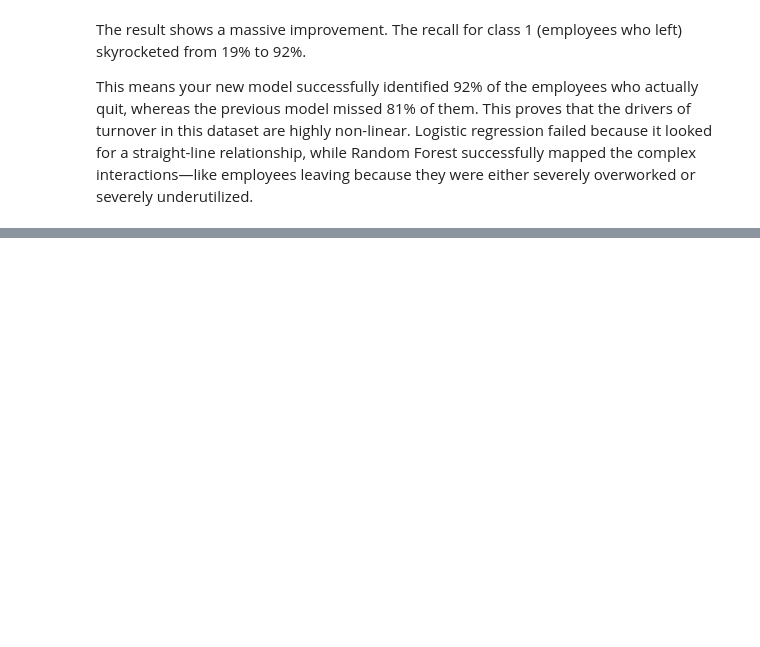
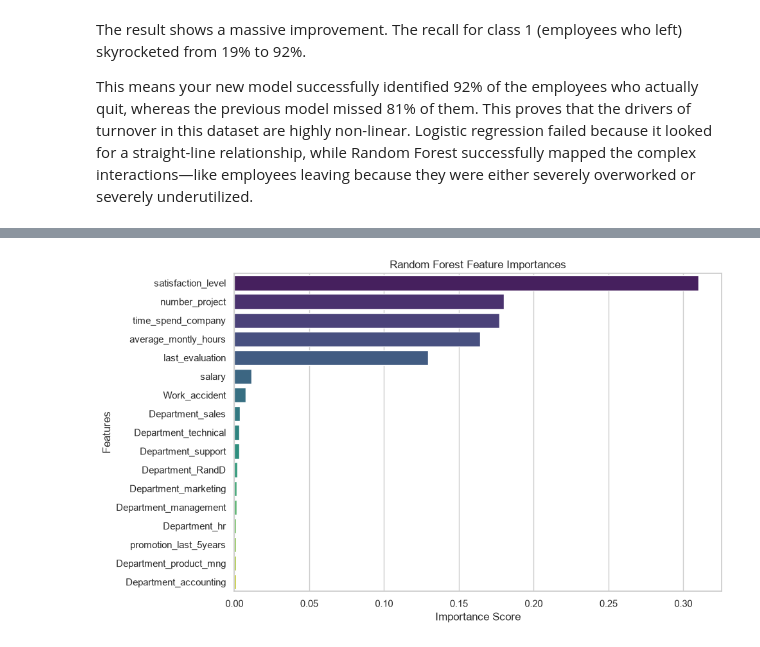
Before and after one commit to EddieChihwai/salifort-motors-retention, a Jupyter notebook: notebooks/Salifort_Motors_Retention_Project.ipynb, the cells around one changed output, grey strips where cells are left out. Drawn from its saved outputs; the diff is of its cells as text; code cells hidden in the pictures; blank space fills up the shorter version.

Commit message:
Add feature importance extraction and final business recommendations

```diff
--- a/notebooks/Salifort_Motors_Retention_Project.ipynb
+++ b/notebooks/Salifort_Motors_Retention_Project.ipynb
@@ -354,0 +357,17 @@ This means your new model successfully identified 92% of the employees who actua
+# %%
+# Extract feature importances from the best Random Forest model
+importances = rf_best.feature_importances_
+
+# Create a pandas Series for easy plotting, using the training data column names
+feature_importances = pd.Series(importances, index=X_train.columns).sort_values(ascending=False)
+
+# Plot the feature importances
+plt.figure(figsize=(10, 6))
+sns.barplot(x=feature_importances.values, y=feature_importances.index, palette='viridis')
+plt.title('Random Forest Feature Importances')
+plt.xlabel('Importance Score')
+plt.ylabel('Features')
+plt.tight_layout()
+plt.show()
+# %% [output]
+[figure, added]
```
Also changed, not shown: parts of 2 cells of this notebook.
